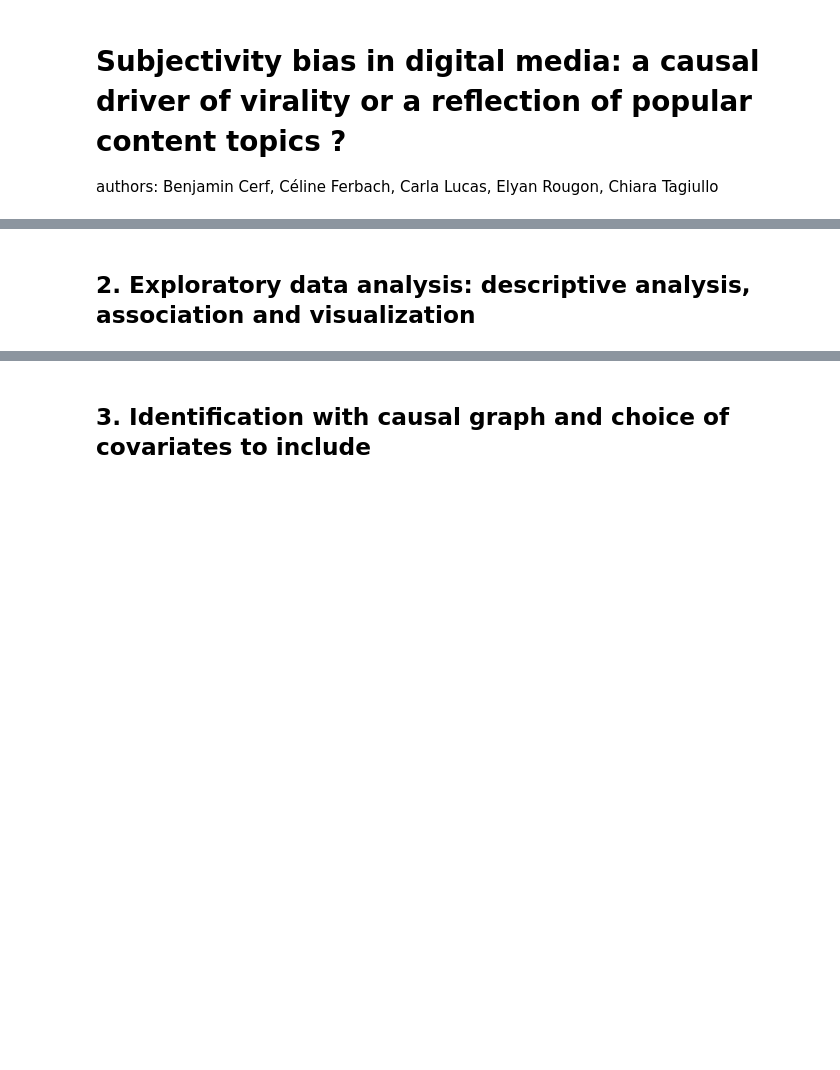
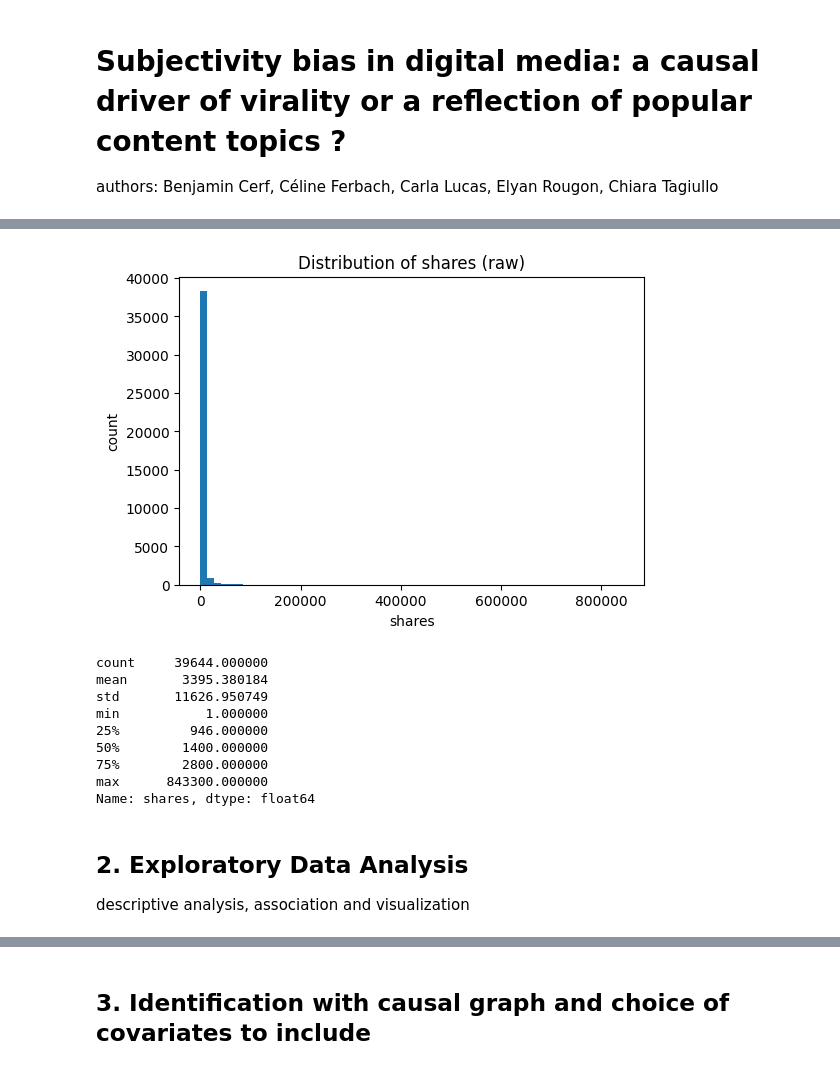
Before and after one commit to carlalucas/ml_for_econometrics, a Jupyter notebook: main.ipynb, the cells around one changed output, grey strips where cells are left out. Drawn from its saved outputs; the diff is of its cells as text; code cells hidden in the pictures; blank space fills up the shorter version.

```diff
--- a/main.ipynb
+++ b/main.ipynb
@@ -7,0 +24,22 @@ authors: Benjamin Cerf, Céline Ferbach, Carla Lucas, Elyan Rougon, Chiara Tagiu
+# %%
+# load data
+DATA_PATH = Path("data/OnlineNewsPopularity.csv")
+df = pd.read_csv(DATA_PATH)
+
+display(df.head(3))
+display(df.tail(3))
+
+# column cleanup
+df.columns = df.columns.str.strip()
+
+# check duplicates or missing
+display(df.info())
+print("Duplicate rows:", df.duplicated().sum())
+
+# summary statistics for numeric columns
+display(df.describe(include="number").T)
+
+# keep a list of numeric feature columns (not url)
+num_cols = df.select_dtypes(include=[np.number]).columns.tolist()
+num_cols = [c for c in num_cols if c not in ["log_shares"]]  # keep shares inside for some plots
+print("Numeric columns:", len(num_cols))
@@ -8,3 +104,39 @@ authors: Benjamin Cerf, Céline Ferbach, Carla Lucas, Elyan Rougon, Chiara Tagiu
+# %%
+# outcome variable
+y_col = "shares"
+
+# outcome variable
+fig, ax = plt.subplots(figsize=(6, 4))
+ax.hist(df[y_col], bins=60)
+ax.set_title("Distribution of shares (raw)")
+ax.set_xlabel("shares")
+ax.set_ylabel("count")
+plt.show()
+
+# use log transform of shares
+df["log_shares"] = np.log(df[y_col])
+
+fig, ax = plt.subplots(figsize=(6, 4))
+ax.hist(df["log_shares"], bins=60)
+ax.set_title("Distribution of log(shares)")
+ax.set_xlabel("log(shares)")
+ax.set_ylabel("count")
+plt.show()
+
+display(df[[y_col, "log_shares"]].describe().T)
+# %% [output]
+[figure, added]
+count     39644.000000
+mean       3395.380184
+std       11626.950749
+min           1.000000
+25%         946.000000
+50%        1400.000000
+75%        2800.000000
+max      843300.000000
+Name: shares, dtype: float64
 # %% [markdown]
 
-## 2. Exploratory data analysis: descriptive analysis, association and visualization
+## 2. Exploratory Data Analysis
+
+descriptive analysis, association and visualization
```
Also changed, not shown: parts of 6 cells of this notebook.
